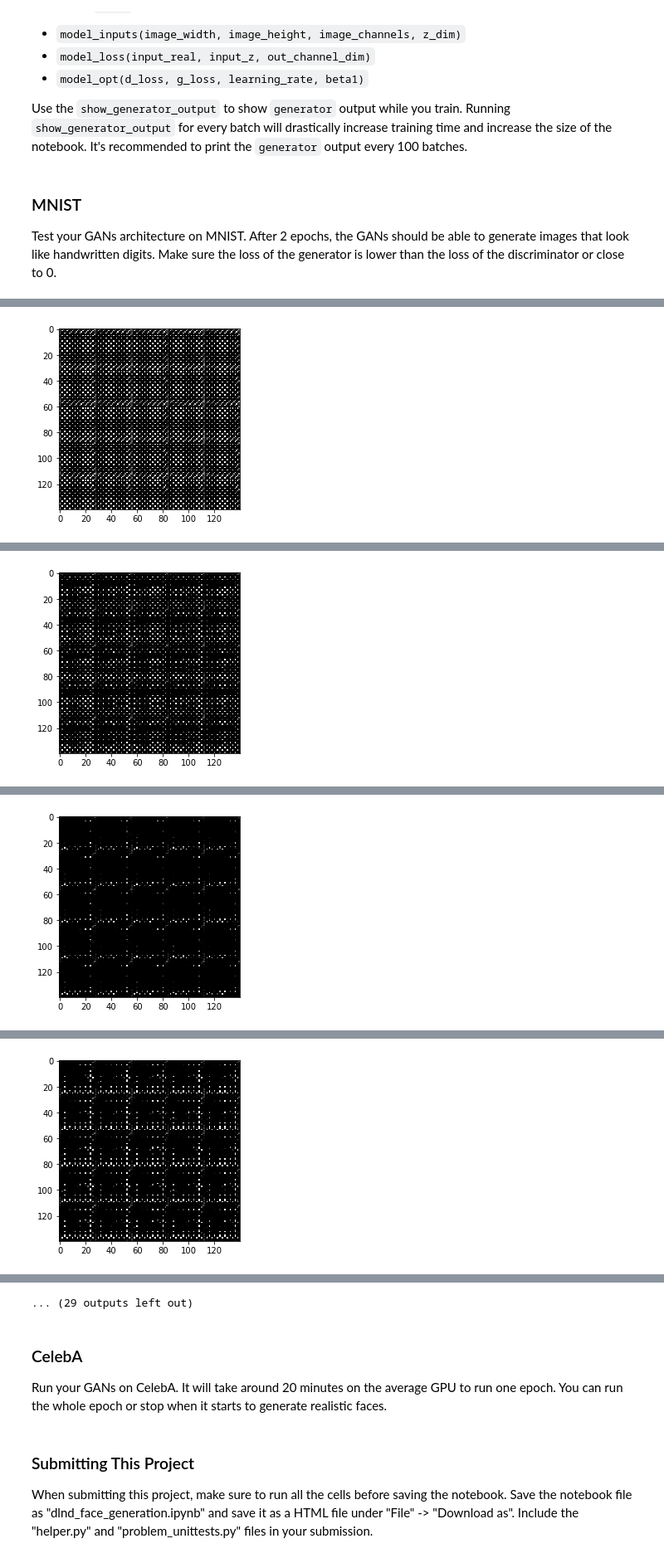
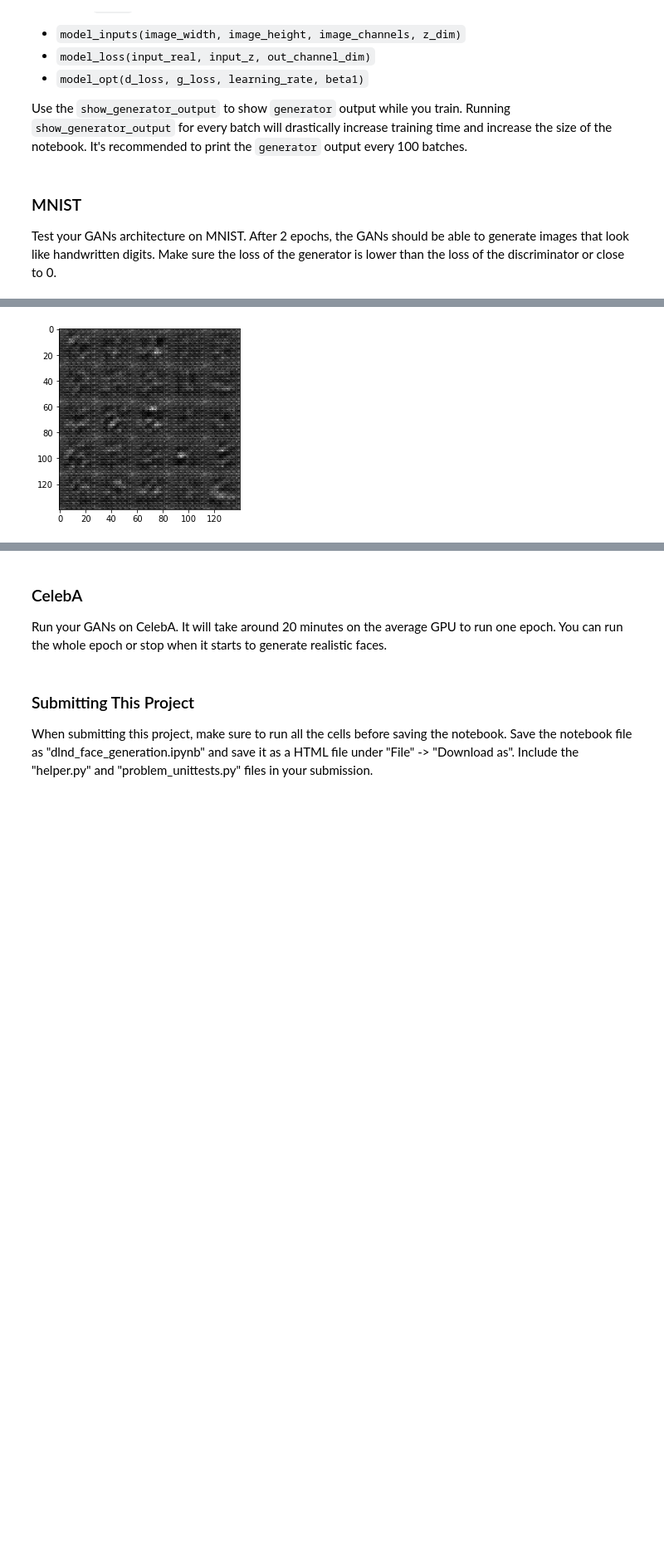
Before and after one commit to leojavier/udacity-face-generation, a Jupyter notebook: dlnd_face_generation.ipynb, the cells around one changed output, grey strips where cells are left out. Shown at 83% size. Saved outputs shown, nothing was run; the diff lists cells and outputs as text; code cells hidden in the pictures; blank space fills up the shorter version.

```diff
--- a/dlnd_face_generation.ipynb
+++ b/dlnd_face_generation.ipynb
@@ -233,19 +239,20 @@ def model_loss(input_real, input_z, out_channel_dim):
     """
     # TODO: Implement Function
     model = generator(input_z, out_channel_dim)
+
     discriminator_real_model, discriminator_real_logits = discriminator(input_real)
-    discriminator_dum_model, discriminator_dum_logits = discriminator(model, reuse=True)
+    discriminator_dum_model, discriminator_dum_logits = discriminator(model, True)
 
-    discriminator_r_param = tf.nn.sigmoid_cross_entropy_with_logits(logits=discriminator_real_logits, labels=tf.ones_like(discriminator_real_model))
+    discriminator_r_param = tf.nn.sigmoid_cross_entropy_with_logits(logits=discriminator_real_logits, labels=tf.ones_like(discriminator_real_logits)*np.random.uniform(0.7, 1.2))
     discriminator_real_loss = tf.reduce_mean(discriminator_r_param)
 
-    discriminator_d_param = tf.nn.sigmoid_cross_entropy_with_logits(logits=discriminator_dum_logits, labels=tf.zeros_like(discriminator_dum_model))
+    discriminator_d_param = tf.nn.sigmoid_cross_entropy_with_logits(logits=discriminator_dum_logits, labels=tf.zeros_like(discriminator_dum_logits)*np.random.uniform(0.0, 0.3))
     discriminator_dum_loss = tf.reduce_mean(discriminator_d_param)
-
-    generator_loss = tf.reduce_mean(tf.nn.sigmoid_cross_entropy_with_logits(logits=discriminator_real_logits, labels=tf.ones_like(discriminator_dum_model)))
     discriminator_loss = discriminator_real_loss + discriminator_dum_loss
 
-    return generator_loss, discriminator_loss
+    generator_loss = tf.reduce_mean(tf.nn.sigmoid_cross_entropy_with_logits(logits=discriminator_dum_logits, labels=tf.ones_like(discriminator_dum_model)))
+
+    return discriminator_loss, generator_loss
 
 
 """
@@ -356,7 +347,7 @@ def train(epoch_count, batch_size, z_dim, learning_rate, beta1, get_batches, dat
     # TODO: Build Model
     input_real, input_z, lr = model_inputs(data_shape[1], data_shape[2], data_shape[3], z_dim)
     d_loss, g_loss = model_loss(input_real, input_z, data_shape[3])
-    d_opt, g_opt = model_opt(d_loss, g_loss, learning_rate, beta1)
+    d_opt, g_opt = model_opt(d_loss, g_loss, lr, beta1)
 
     steps = 0
     with tf.Session() as sess:
@@ -365,32 +356,32 @@ def train(epoch_count, batch_size, z_dim, learning_rate, beta1, get_batches, dat
             for batch_images in get_batches(batch_size):
                 # TODO: Train Model
                 steps += 1
-                batch_images *= 2.0
+                batch_images *= 2
                 batch_z = np.random.uniform(-1, 1, size=(batch_size, z_dim))
 
-                _ = sess.run(d_opt, feed_dict={input_real: batch_images, input_z: batch_z})
-                _ = sess.run(g_opt, feed_dict={input_z: batch_z})
+                _ = sess.run(d_opt, feed_dict={input_real: batch_images, input_z: batch_z, lr: learning_rate})
+                _ = sess.run(g_opt, feed_dict={input_real: batch_images, input_z: batch_z, lr: learning_rate})
 
                 if steps % print_every == 0:
-                    train_loss_d = d_loss.eval({input_z: batch_z, input_real: batch_images, lr: learning_rate})
-                    train_loss_g = g_loss.eval({input_z: batch_z, input_real: batch_images, lr: learning_rate})
+                    train_loss_d = d_loss.eval({input_z: batch_z, input_real: batch_images})
+                    train_loss_g = g_loss.eval({input_z: batch_z})
 
                     print("Epoch {}/{}...".format(epoch_i + 1, epochs),
                           "Discriminator Loss: {:.4f}...".format(train_loss_d),
                           "Generator Loss: {:.4f}".format(train_loss_g))
 
                 if steps % show_every == 0:
-                    show_generator_output(sess, 25, input_z, data_shape[3], data_image_mode)
+                    show_generator_output(sess, batch_size, input_z, data_shape[3], data_image_mode)
 # %% [markdown]
 ### MNIST
 Test your GANs architecture on MNIST.  After 2 epochs, the GANs should be able to generate images that look like handwritten digits.  Make sure the loss of the generator is lower than the loss of the discriminator or close to 0.
 # %%
 batch_size = 64
-z_dim = 100
-learning_rate = 0.01
+z_dim = 128
+learning_rate = 0.001
 beta1 = 0.5
-print_every = 2
-show_every = 2
+print_every = 10
+show_every = 100
 
 """
 DON'T MODIFY ANYTHING IN THIS CELL THAT IS BELOW THIS LINE
@@ -406 +406 @@ Epoch 1/2... Discriminator Loss: 0.0000... Generator Loss: 0.0000
-[figure, old version]
+[figure, new version]
@@ -408 +407,0 @@ Epoch 1/2... Discriminator Loss: 0.0000... Generator Loss: 0.8899
-[figure, removed]
@@ -410 +408,0 @@ Epoch 1/2... Discriminator Loss: 0.0000... Generator Loss: 0.3042
-[figure, removed]
@@ -412 +408,0 @@ Epoch 1/2... Discriminator Loss: 0.0000... Generator Loss: 0.0984
-[figure, removed]
@@ -417,4 +409,3 @@ Epoch 1/2... Discriminator Loss: 0.0000... Generator Loss: 0.0051
-... (29 outputs left out)
 # %% [markdown]
 ### CelebA
 Run your GANs on CelebA.  It will take around 20 minutes on the average GPU to run one epoch.  You can run the whole epoch or stop when it starts to generate realistic faces.
```
Also changed, not shown: parts of 8 cells of this notebook.
